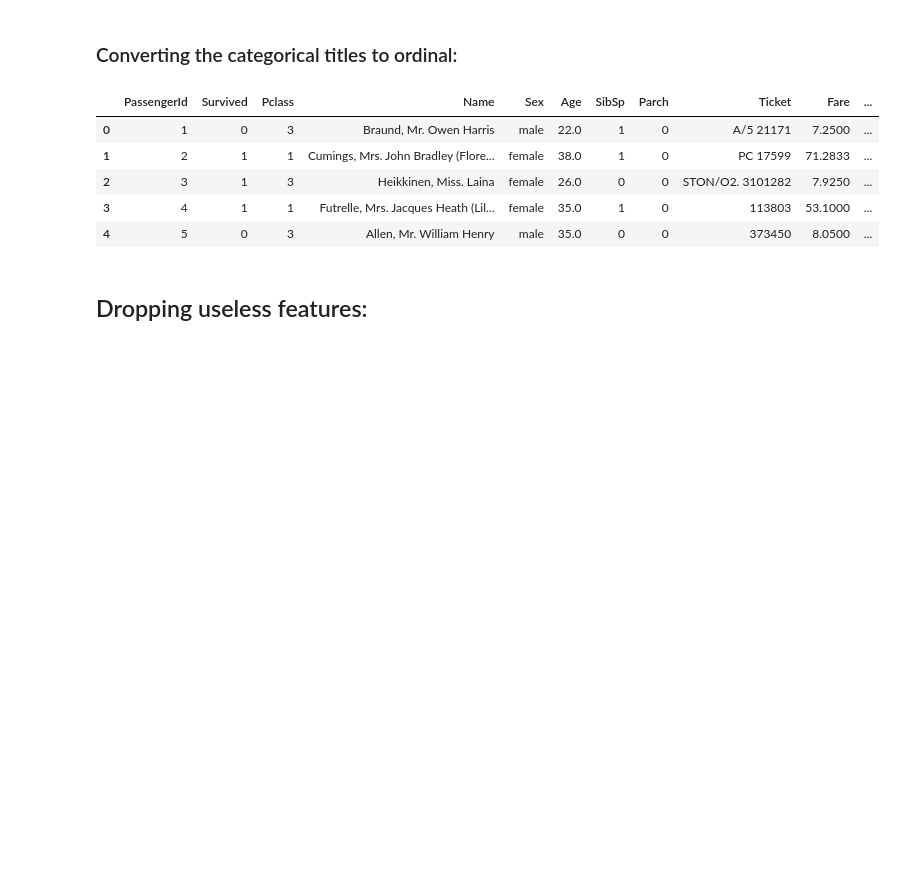
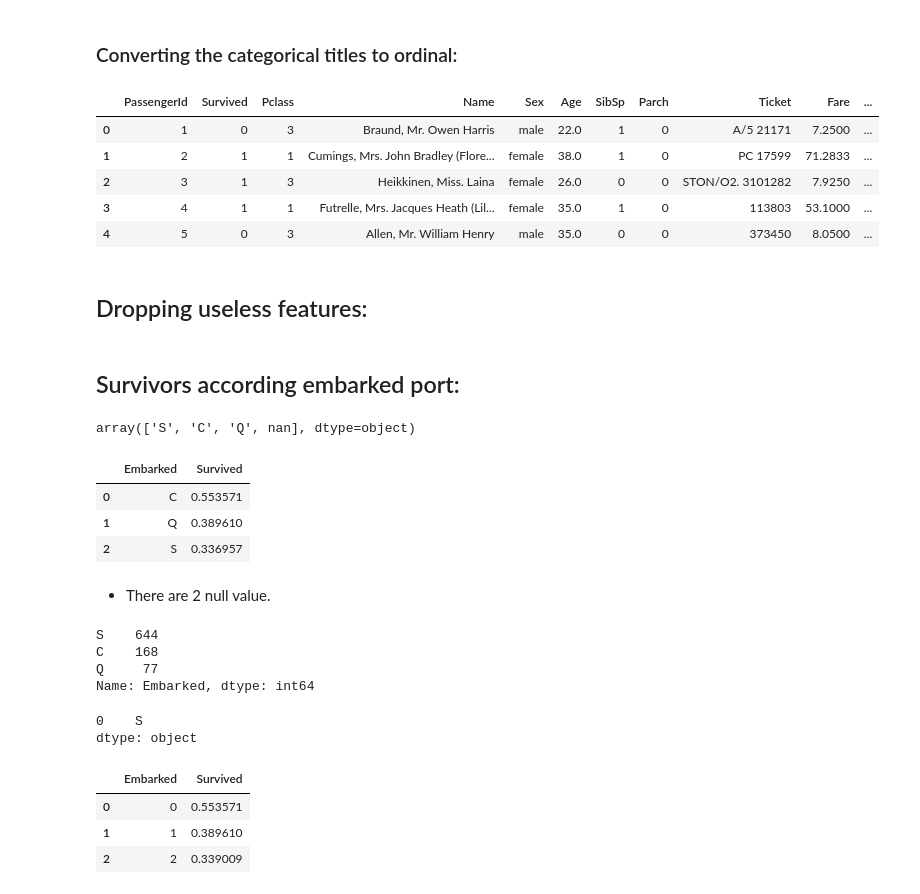
Before and after one commit to jordanfalcao/kaggle, a Jupyter notebook: titanic_disaster_survivors.ipynb, the cells around one changed output. Drawn from its saved outputs; the diff is of its cells as text; code cells hidden in the pictures; blank space fills up the shorter version.

```diff
--- a/titanic_disaster_survivors.ipynb
+++ b/titanic_disaster_survivors.ipynb
@@ -306,3 +315,31 @@ train_df = train_df.drop(['Ticket', 'Cabin', 'Name', 'PassengerId'], axis=1)
 test_df = test_df.drop(['Ticket', 'Cabin', 'Name'], axis=1)
 
 combine = [train_df, test_df]
+# %% [markdown]
+## Survivors according embarked port:
+# %%
+train_df['Embarked'].unique()
+# %% [output]
+array(['S', 'C', 'Q', nan], dtype=object)
+# %%
+train_df[["Embarked", "Survived"]].groupby(['Embarked'], as_index=False).mean()
+# %% [output]
+|  | Embarked | Survived |
+| 0 | C | 0.553571 |
+| 1 | Q | 0.389610 |
+| 2 | S | 0.336957 |
+# %% [markdown]
+- There are 2 null value.
+# %%
+train_df["Embarked"].value_counts()
+# %% [output]
+S    644
+C    168
+Q     77
+Name: Embarked, dtype: int64
+# %%
+# most common
+train_df["Embarked"].mode()
+# %% [output]
+0    S
+dtype: object
@@ -308,0 +353,7 @@ combine = [train_df, test_df]
+# %%
+train_df[["Embarked", "Survived"]].groupby(['Embarked'], as_index=False).mean()
+# %% [output]
+|  | Embarked | Survived |
+| 0 | 0 | 0.553571 |
+| 1 | 1 | 0.389610 |
+| 2 | 2 | 0.339009 |
```
Also changed, not shown: parts of 3 cells of this notebook, 1 other file.
